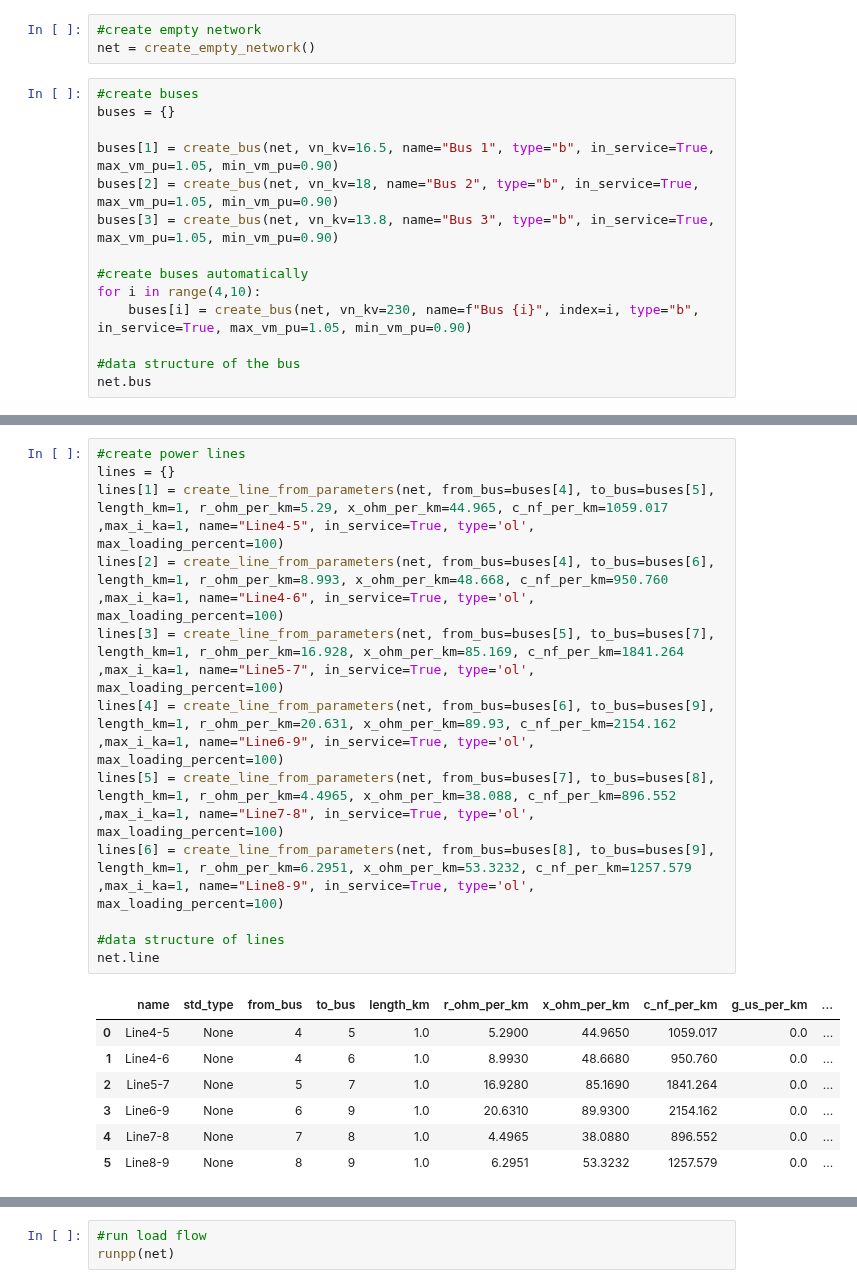
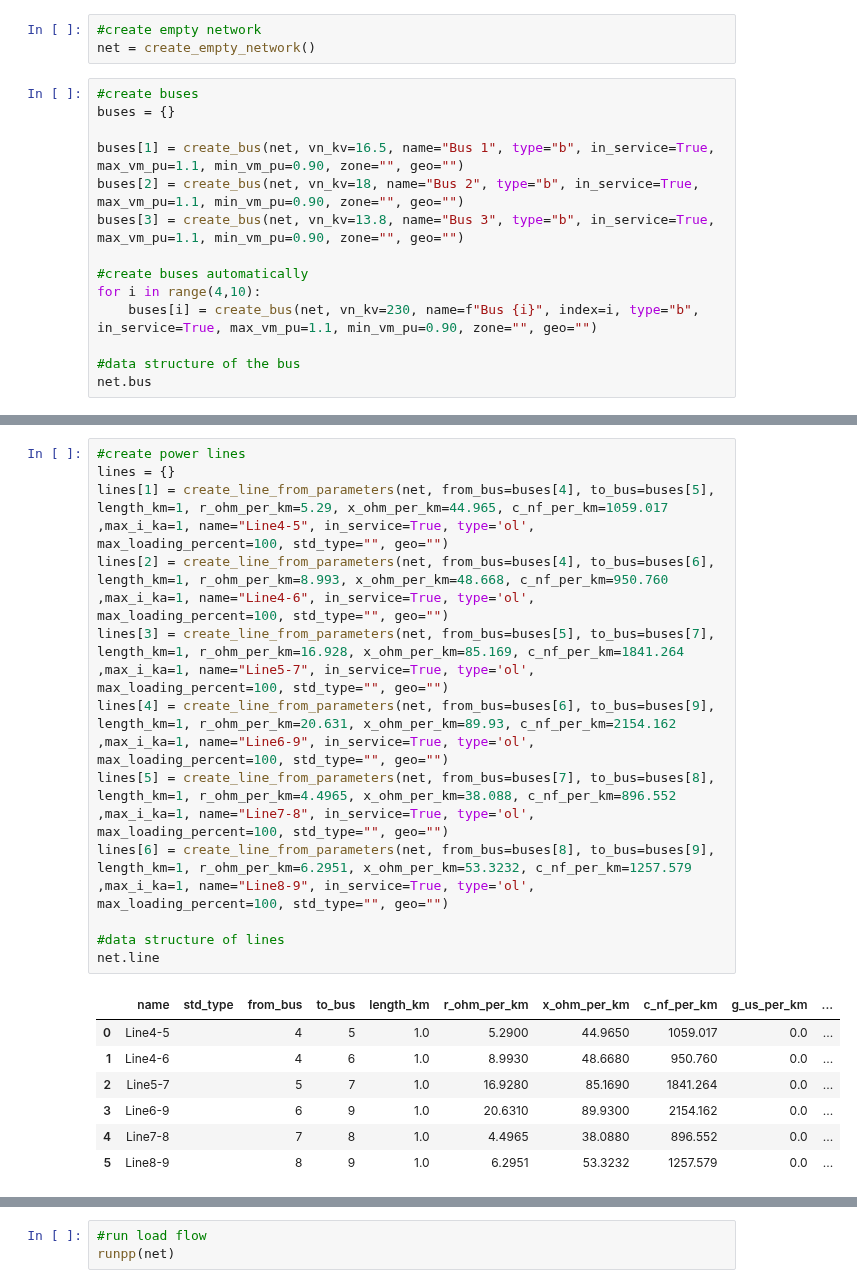
Before and after one commit to nauhamriv/my_source_code, a Jupyter notebook: ieee9bus.ipynb, the cells around one changed output, grey strips where cells are left out. Saved outputs shown, nothing was run; the diff lists cells and outputs as text.

```diff
--- a/ieee9bus.ipynb
+++ b/ieee9bus.ipynb
@@ -20,13 +20,13 @@ net = create_empty_network()
 #create buses
 buses = {}
 
-buses[1] = create_bus(net, vn_kv=16.5, name="Bus 1", type="b", in_service=True, max_vm_pu=1.05, min_vm_pu=0.90)
-buses[2] = create_bus(net, vn_kv=18, name="Bus 2", type="b", in_service=True, max_vm_pu=1.05, min_vm_pu=0.90)
-buses[3] = create_bus(net, vn_kv=13.8, name="Bus 3", type="b", in_service=True, max_vm_pu=1.05, min_vm_pu=0.90)
+buses[1] = create_bus(net, vn_kv=16.5, name="Bus 1", type="b", in_service=True, max_vm_pu=1.1, min_vm_pu=0.90, zone="", geo="")
+buses[2] = create_bus(net, vn_kv=18, name="Bus 2", type="b", in_service=True, max_vm_pu=1.1, min_vm_pu=0.90, zone="", geo="")
+buses[3] = create_bus(net, vn_kv=13.8, name="Bus 3", type="b", in_service=True, max_vm_pu=1.1, min_vm_pu=0.90, zone="", geo="")
 
 #create buses automatically
 for i in range(4,10):
-    buses[i] = create_bus(net, vn_kv=230, name=f"Bus {i}", index=i, type="b", in_service=True, max_vm_pu=1.05, min_vm_pu=0.90)
+    buses[i] = create_bus(net, vn_kv=230, name=f"Bus {i}", index=i, type="b", in_service=True, max_vm_pu=1.1, min_vm_pu=0.90, zone="", geo="")
 
 #data structure of the bus
 net.bus
@@ -84,23 +86,23 @@ net.trafo
 # %%
 #create power lines
 lines = {}
-lines[1] = create_line_from_parameters(net, from_bus=buses[4], to_bus=buses[5], length_km=1, r_ohm_per_km=5.29, x_ohm_per_km=44.965, c_nf_per_km=1059.017 ,max_i_ka=1, name="Line4-5", in_service=True, type='ol', max_loading_percent=100)
-lines[2] = create_line_from_parameters(net, from_bus=buses[4], to_bus=buses[6], length_km=1, r_ohm_per_km=8.993, x_ohm_per_km=48.668, c_nf_per_km=950.760 ,max_i_ka=1, name="Line4-6", in_service=True, type='ol', max_loading_percent=100)
-lines[3] = create_line_from_parameters(net, from_bus=buses[5], to_bus=buses[7], length_km=1, r_ohm_per_km=16.928, x_ohm_per_km=85.169, c_nf_per_km=1841.264 ,max_i_ka=1, name="Line5-7", in_service=True, type='ol', max_loading_percent=100)
-lines[4] = create_line_from_parameters(net, from_bus=buses[6], to_bus=buses[9], length_km=1, r_ohm_per_km=20.631, x_ohm_per_km=89.93, c_nf_per_km=2154.162 ,max_i_ka=1, name="Line6-9", in_service=True, type='ol', max_loading_percent=100)
-lines[5] = create_line_from_parameters(net, from_bus=buses[7], to_bus=buses[8], length_km=1, r_ohm_per_km=4.4965, x_ohm_per_km=38.088, c_nf_per_km=896.552 ,max_i_ka=1, name="Line7-8", in_service=True, type='ol', max_loading_percent=100)
-lines[6] = create_line_from_parameters(net, from_bus=buses[8], to_bus=buses[9], length_km=1, r_ohm_per_km=6.2951, x_ohm_per_km=53.3232, c_nf_per_km=1257.579 ,max_i_ka=1, name="Line8-9", in_service=True, type='ol', max_loading_percent=100)
+lines[1] = create_line_from_parameters(net, from_bus=buses[4], to_bus=buses[5], length_km=1, r_ohm_per_km=5.29, x_ohm_per_km=44.965, c_nf_per_km=1059.017 ,max_i_ka=1, name="Line4-5", in_service=True, type='ol', max_loading_percent=100, std_type="", geo="")
+lines[2] = create_line_from_parameters(net, from_bus=buses[4], to_bus=buses[6], length_km=1, r_ohm_per_km=8.993, x_ohm_per_km=48.668, c_nf_per_km=950.760 ,max_i_ka=1, name="Line4-6", in_service=True, type='ol', max_loading_percent=100, std_type="", geo="")
+lines[3] = create_line_from_parameters(net, from_bus=buses[5], to_bus=buses[7], length_km=1, r_ohm_per_km=16.928, x_ohm_per_km=85.169, c_nf_per_km=1841.264 ,max_i_ka=1, name="Line5-7", in_service=True, type='ol', max_loading_percent=100, std_type="", geo="")
+lines[4] = create_line_from_parameters(net, from_bus=buses[6], to_bus=buses[9], length_km=1, r_ohm_per_km=20.631, x_ohm_per_km=89.93, c_nf_per_km=2154.162 ,max_i_ka=1, name="Line6-9", in_service=True, type='ol', max_loading_percent=100, std_type="", geo="")
+lines[5] = create_line_from_parameters(net, from_bus=buses[7], to_bus=buses[8], length_km=1, r_ohm_per_km=4.4965, x_ohm_per_km=38.088, c_nf_per_km=896.552 ,max_i_ka=1, name="Line7-8", in_service=True, type='ol', max_loading_percent=100, std_type="", geo="")
+lines[6] = create_line_from_parameters(net, from_bus=buses[8], to_bus=buses[9], length_km=1, r_ohm_per_km=6.2951, x_ohm_per_km=53.3232, c_nf_per_km=1257.579 ,max_i_ka=1, name="Line8-9", in_service=True, type='ol', max_loading_percent=100, std_type="", geo="")
 
 #data structure of lines
 net.line
 # %% [output]
 |  | name | std_type | from_bus | to_bus | length_km | r_ohm_per_km | x_ohm_per_km | c_nf_per_km | g_us_per_km | ... |
-| 0 | Line4-5 | None | 4 | 5 | 1.0 | 5.2900 | 44.9650 | 1059.017 | 0.0 | ... |
-| 1 | Line4-6 | None | 4 | 6 | 1.0 | 8.9930 | 48.6680 | 950.760 | 0.0 | ... |
-| 2 | Line5-7 | None | 5 | 7 | 1.0 | 16.9280 | 85.1690 | 1841.264 | 0.0 | ... |
-| 3 | Line6-9 | None | 6 | 9 | 1.0 | 20.6310 | 89.9300 | 2154.162 | 0.0 | ... |
-| 4 | Line7-8 | None | 7 | 8 | 1.0 | 4.4965 | 38.0880 | 896.552 | 0.0 | ... |
-| 5 | Line8-9 | None | 8 | 9 | 1.0 | 6.2951 | 53.3232 | 1257.579 | 0.0 | ... |
+| 0 | Line4-5 |  | 4 | 5 | 1.0 | 5.2900 | 44.9650 | 1059.017 | 0.0 | ... |
+| 1 | Line4-6 |  | 4 | 6 | 1.0 | 8.9930 | 48.6680 | 950.760 | 0.0 | ... |
+| 2 | Line5-7 |  | 5 | 7 | 1.0 | 16.9280 | 85.1690 | 1841.264 | 0.0 | ... |
+| 3 | Line6-9 |  | 6 | 9 | 1.0 | 20.6310 | 89.9300 | 2154.162 | 0.0 | ... |
+| 4 | Line7-8 |  | 7 | 8 | 1.0 | 4.4965 | 38.0880 | 896.552 | 0.0 | ... |
+| 5 | Line8-9 |  | 8 | 9 | 1.0 | 6.2951 | 53.3232 | 1257.579 | 0.0 | ... |
 # %%
 #create load
 loads = {}
```
Also changed, not shown: parts of 11 cells of this notebook.
